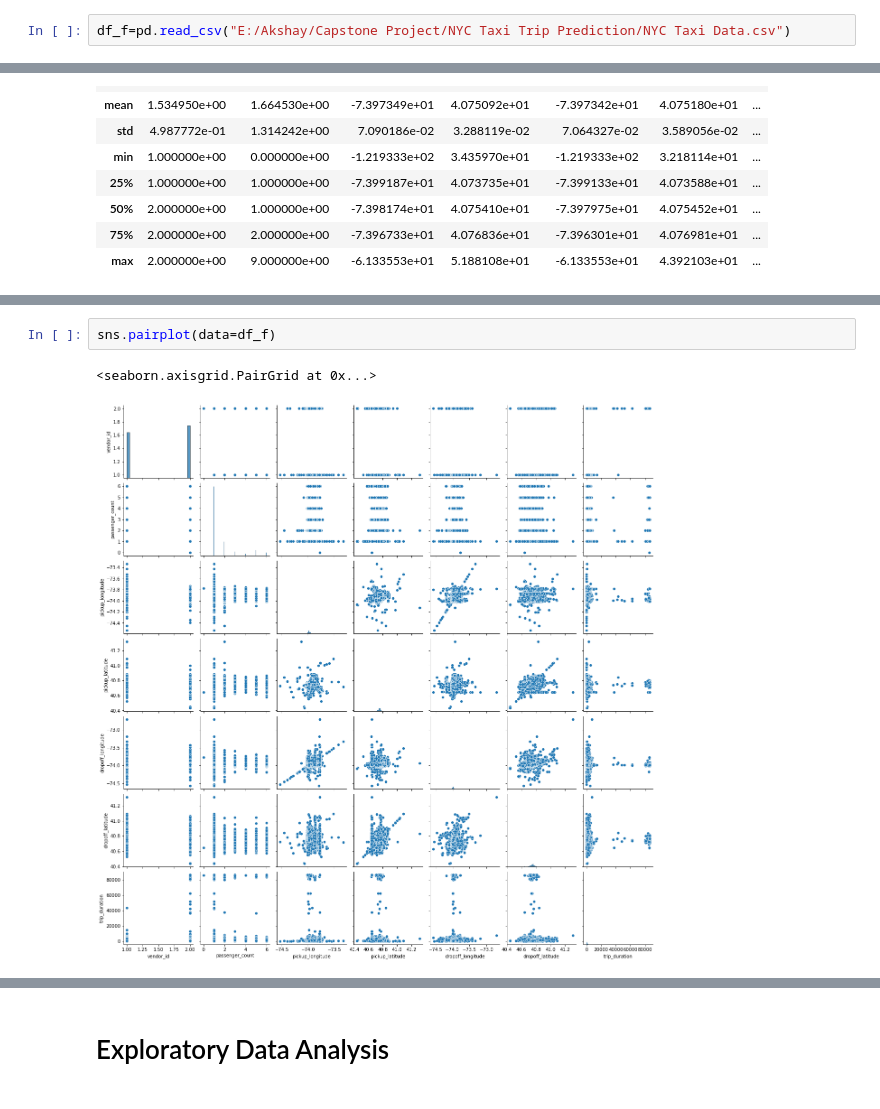
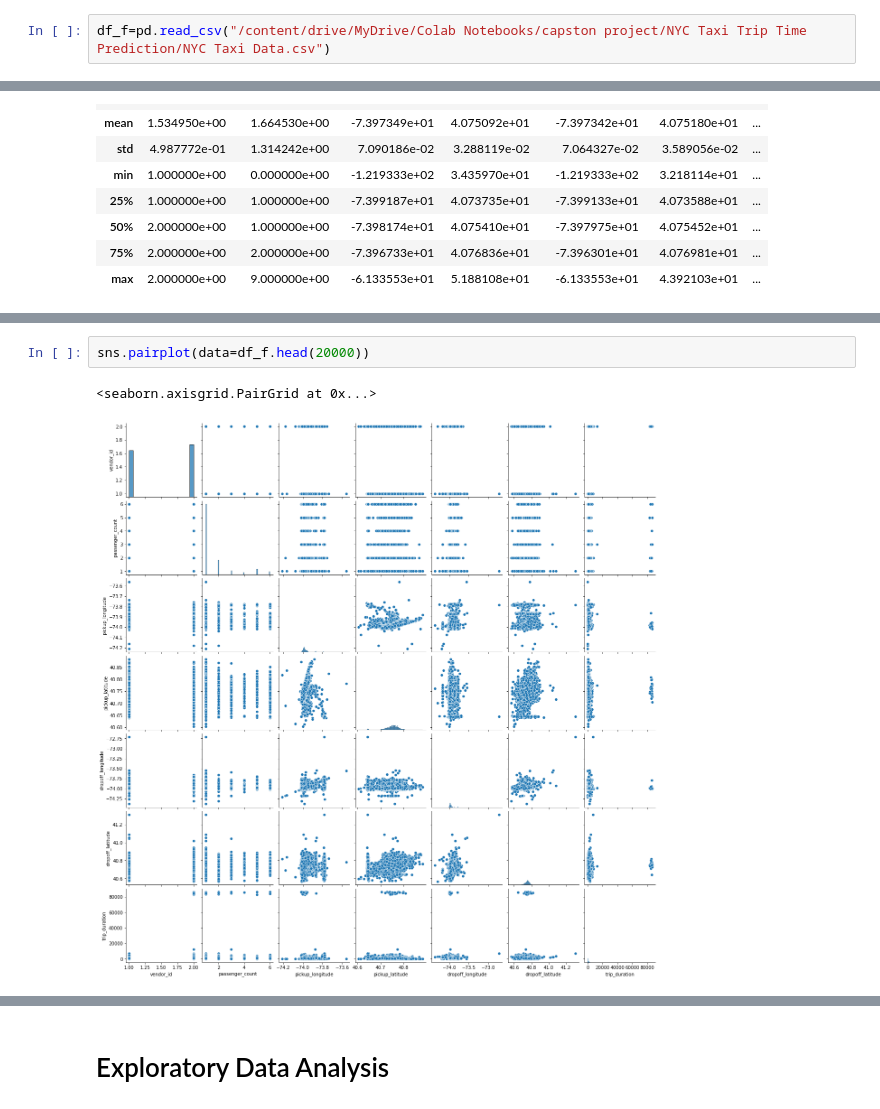
Before and after one commit to AkshaySaini25/NYC-Taxi-Trip-Time-Prediction, a Jupyter notebook: NYC_Taxi_Trip_Time_Prediction_Capstone_Project.ipynb, the cells around one changed output, grey strips where cells are left out. Cells and saved outputs as stored; diff of their text form.

```diff
--- a/NYC_Taxi_Trip_Time_Prediction_Capstone_Project.ipynb
+++ b/NYC_Taxi_Trip_Time_Prediction_Capstone_Project.ipynb
@@ -47,5 +73,5 @@ from math import sin, cos, sqrt, atan2, radians
 # %%
-df_f=pd.read_csv("E:/Akshay/Capstone Project/NYC Taxi Trip Prediction/NYC Taxi Data.csv")
+df_f=pd.read_csv("/content/drive/MyDrive/Colab Notebooks/capston project/NYC Taxi Trip Time Prediction/NYC Taxi Data.csv")
 # %%
 df_f.shape
 # %% [output]
@@ -93,10 +119,10 @@ Data columns (total 11 columns):
 dtypes: float64(4), int64(3), object(4)
 memory usage: 122.4+ MB
 # %%
-sns.pairplot(data=df_f)
+sns.pairplot(data=df_f.head(20000))
 # %% [output]
 <seaborn.axisgrid.PairGrid at 0x...>
-[figure, old version]
+[figure, new version]
 # %%
 klib.cat_plot(df_f)
 # %% [output]
```
Also changed, not shown: parts of 39 cells of this notebook.
